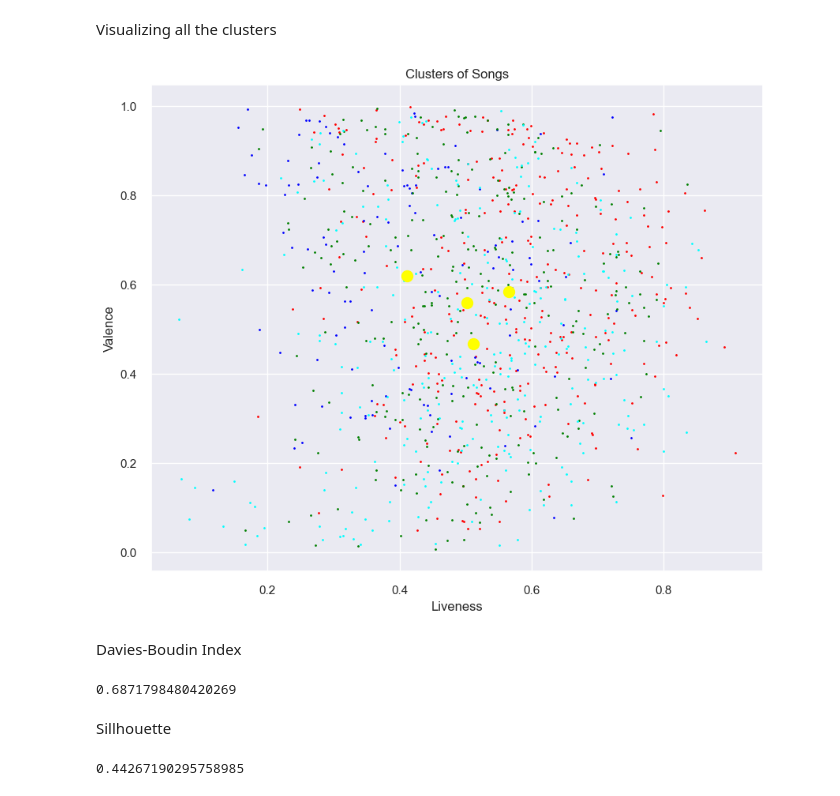
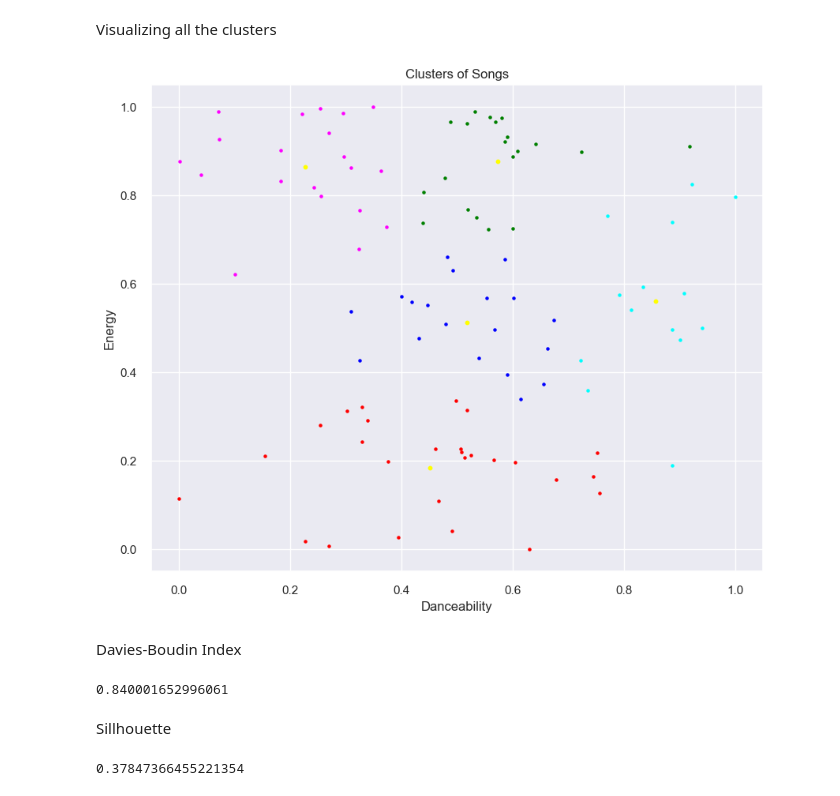
Before and after one commit to huynm116/songs-clustering-project, a Jupyter notebook: test-k-means.ipynb, the cells around one changed output. Cells and saved outputs as stored; diff of their text form; code cells hidden in the pictures.

```diff
--- a/test-k-means.ipynb
+++ b/test-k-means.ipynb
@@ -10,5 +12,5 @@ from sklearn.metrics import silhouette_score
 # %%
 #loading the data from csv file to pandas dataframe
-song_data = pd.read_csv('tracks_features.csv', nrows=1000)
+data = pd.read_csv('tracks_features.csv', nrows=100)
 # %%
 #first 5 rows
@@ -43,4 +45,18 @@ memory usage: 180.8+ KB
+# %%
+#preprocessing data
+# columns_to_scale = ['danceability', 'energy']
+# scaler = StandardScaler()
+# scaler.fit(data[columns_to_scale])
+# data_scaled = data.copy()
+# data_scaled[columns_to_scale] = scaler.transform(data[columns_to_scale])
+
+columns_to_scale = ['danceability', 'energy']
+scaler = MinMaxScaler()
+scaler.fit(data[columns_to_scale])
+data_scaled = data.copy()
+data_scaled[columns_to_scale] = scaler.transform(data[columns_to_scale])
 # %%
-X = song_data.iloc[:, [9,10,11,12,14,15,17,18,19]].values
+X = data_scaled.iloc[:, [9,10]].values
 X.shape
+#9,10,11,12,14,15,17,18,19
 # %% [output]
@@ -95,7 +111,7 @@ visualizer.show()
 Optimum clusters = 4
 Training k-means Clustering model
 # %%
-kmeans = KMeans(n_clusters = 4, n_init="auto", init = 'k-means++',random_state=41)
+kmeans = KMeans(n_clusters = 5, n_init="auto", init = 'k-means++',random_state=41)
 
 #return a label for each data point based on their cluster
 Y = kmeans.fit_predict(X)
@@ -124,29 +126,34 @@ Visualizing all the clusters
 # %%
 # plotting all the clusters and their centroids
 plt.figure(figsize=(10, 8))
-plt.scatter(X[Y == 0, 0], X[Y == 0, 1], s = 1, c = 'red', label = 'Cluster 1')
-plt.scatter(X[Y == 1, 0], X[Y == 1, 1], s = 1, c = 'blue', label = 'Cluster 2')
-plt.scatter(X[Y == 2, 0], X[Y == 2, 1], s = 1, c = 'green', label = 'Cluster 3')
-plt.scatter(X[Y == 3, 0], X[Y == 3, 1], s = 1, c = 'cyan', label = 'Cluster 4')
+plt.scatter(X[Y == 0, 0], X[Y == 0, 1], s = 5, c = 'red', label = 'Cluster 1')
+plt.scatter(X[Y == 1, 0], X[Y == 1, 1], s = 5, c = 'blue', label = 'Cluster 2')
+plt.scatter(X[Y == 2, 0], X[Y == 2, 1], s = 5, c = 'green', label = 'Cluster 3')
+plt.scatter(X[Y == 3, 0], X[Y == 3, 1], s = 5, c = 'cyan', label = 'Cluster 4')
+plt.scatter(X[Y == 4, 0], X[Y == 4, 1], s = 5, c = 'magenta', label = 'Cluster 5')
+# plt.scatter(X[:, 0], X[:,1], c = Y, cmap= "plasma") # plotting the clusters
+# plt.xlabel("Dancability") # X-axis label
+# plt.ylabel("Energy") # Y-axis label
+# plt.show() # showing the plot
 
 #plotting centroids of the clusters
-plt.scatter(kmeans.cluster_centers_[:, 0], kmeans.cluster_centers_[:, 1], s = 100, c = 'yellow', label = 'Centroids')
+plt.scatter(kmeans.cluster_centers_[:, 0], kmeans.cluster_centers_[:, 1], s = 10, c = 'yellow', label = 'Centroids')
 plt.title('Clusters of Songs')
-plt.xlabel('Liveness')
-plt.ylabel('Valence')
+plt.xlabel('Danceability')
+plt.ylabel('Energy')
 plt.show()
 # %% [output]
-[figure, old version]
+[figure, new version]
 # %% [markdown]
 Davies-Boudin Index
 # %%
 labels = kmeans.labels_
 davies_bouldin_score(X, Y)
 # %% [output]
-0.6871798480420269
+0.840001652996061
 # %% [markdown]
 Sillhouette
 # %%
 silhouette_score(X, Y)
 # %% [output]
-0.44267190295758985
+0.37847366455221354
```
Also changed, not shown: parts of 7 cells of this notebook, 1 other file.
